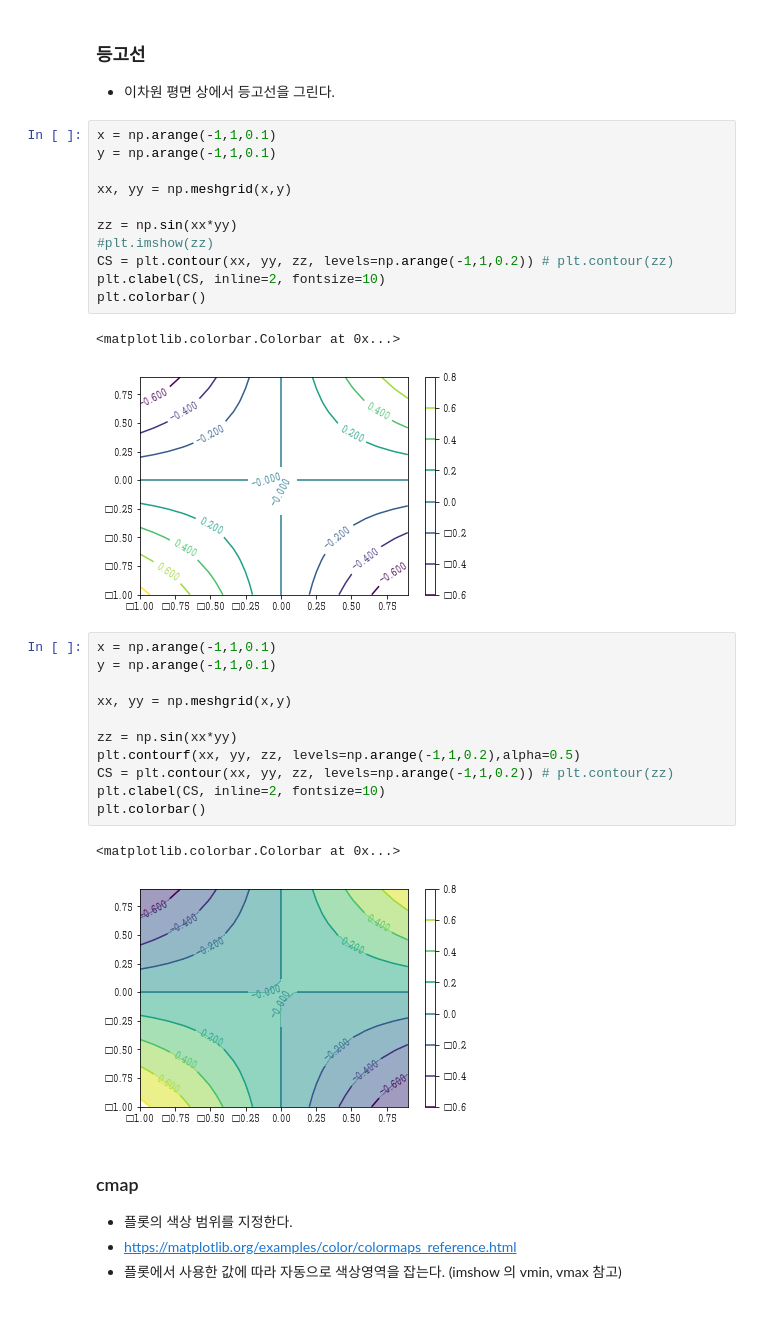
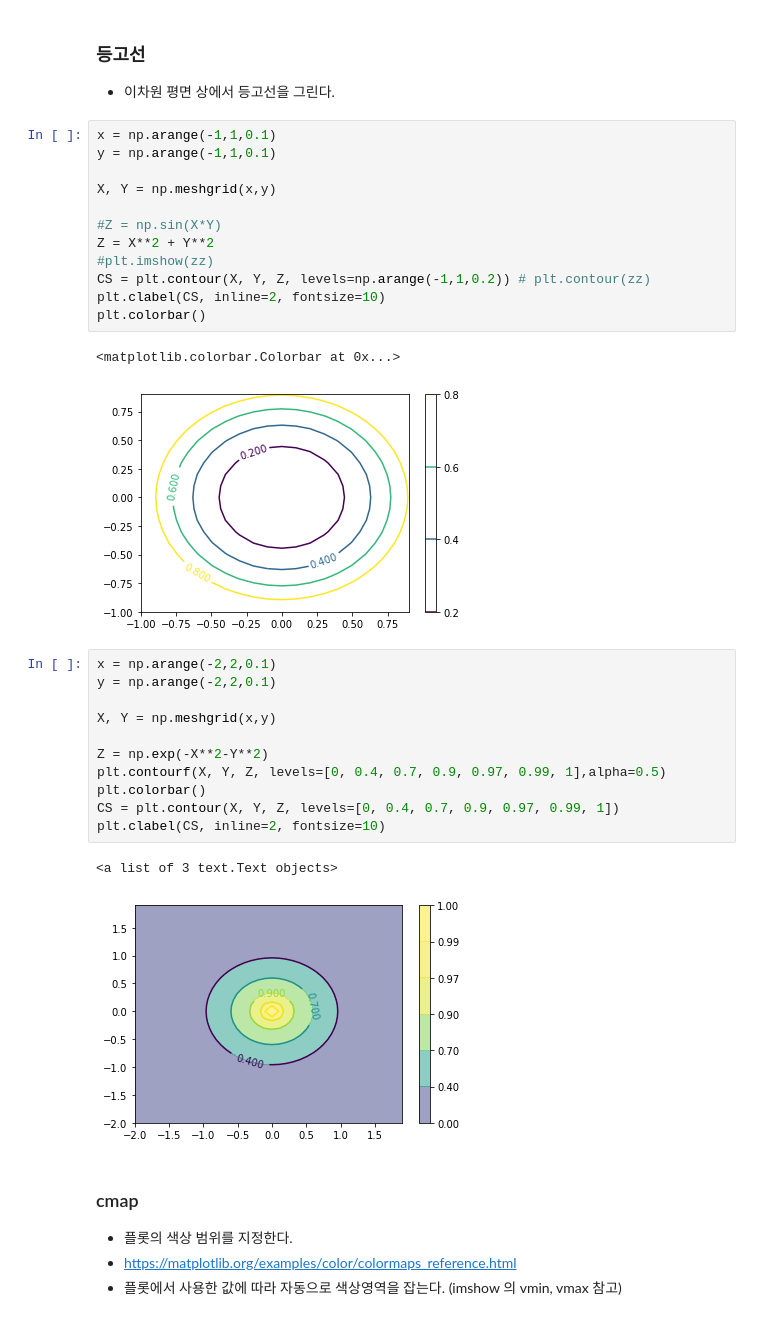
Before and after one commit to gubosd/lecture11, a Jupyter notebook: 파이썬고급/03_matplotlib_01.ipynb, the cells around one changed output. Cells and saved outputs as stored; diff of their text form.

```diff
--- a/파이썬고급/03_matplotlib_01.ipynb
+++ b/파이썬고급/03_matplotlib_01.ipynb
@@ -861,30 +862,31 @@ plt.imshow(canvas)
 x = np.arange(-1,1,0.1)
 y = np.arange(-1,1,0.1)
 
-xx, yy = np.meshgrid(x,y)
+X, Y = np.meshgrid(x,y)
 
-zz = np.sin(xx*yy)
+#Z = np.sin(X*Y)
+Z = X**2 + Y**2
 #plt.imshow(zz)
-CS = plt.contour(xx, yy, zz, levels=np.arange(-1,1,0.2)) # plt.contour(zz)
+CS = plt.contour(X, Y, Z, levels=np.arange(-1,1,0.2)) # plt.contour(zz)
 plt.clabel(CS, inline=2, fontsize=10)
 plt.colorbar()
 # %% [output]
 <matplotlib.colorbar.Colorbar at 0x...>
-[figure, old version]
+[figure, new version]
 # %%
-x = np.arange(-1,1,0.1)
-y = np.arange(-1,1,0.1)
+x = np.arange(-2,2,0.1)
+y = np.arange(-2,2,0.1)
 
-xx, yy = np.meshgrid(x,y)
+X, Y = np.meshgrid(x,y)
 
-zz = np.sin(xx*yy)
-plt.contourf(xx, yy, zz, levels=np.arange(-1,1,0.2),alpha=0.5)
-CS = plt.contour(xx, yy, zz, levels=np.arange(-1,1,0.2)) # plt.contour(zz)
+Z = np.exp(-X**2-Y**2)
+plt.contourf(X, Y, Z, levels=[0, 0.4, 0.7, 0.9, 0.97, 0.99, 1],alpha=0.5)
+plt.colorbar()
+CS = plt.contour(X, Y, Z, levels=[0, 0.4, 0.7, 0.9, 0.97, 0.99, 1])
 plt.clabel(CS, inline=2, fontsize=10)
-plt.colorbar()
 # %% [output]
-<matplotlib.colorbar.Colorbar at 0x...>
+<a list of 3 text.Text objects>
-[figure, old version]
+[figure, new version]
 # %% [markdown]
 ### cmap
 - 플롯의 색상 범위를 지정한다.
```
Also changed, not shown: parts of 7 cells of this notebook, 1 other file.
